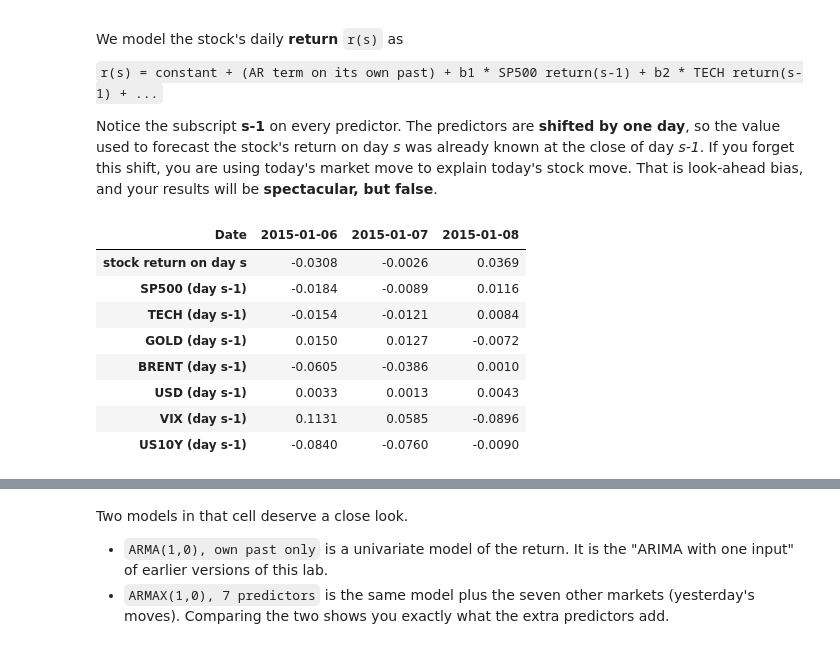
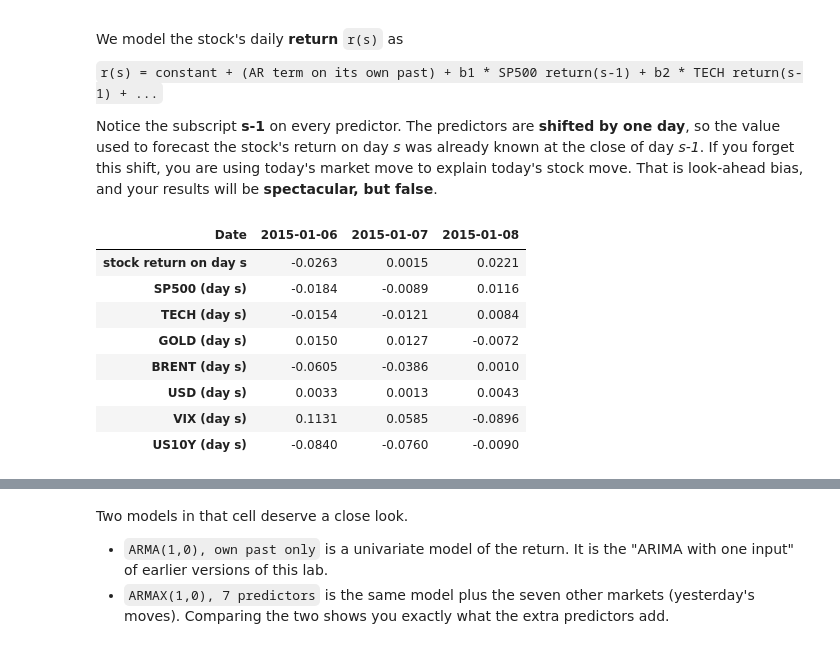
Before and after one commit to samiya15/A2-timeseries, a Jupyter notebook: 3_classical_forecasting_baselines.ipynb, the cells around one changed output, grey strips where cells are left out. Cells and saved outputs as stored; diff of their text form; code cells hidden in the pictures.

```diff
--- a/3_classical_forecasting_baselines.ipynb
+++ b/3_classical_forecasting_baselines.ipynb
@@ -291,0 +300,3 @@ predictions[f"ARIMA({best_p},1,{best_q})"] = arima
+# %%
+for name, values in predictions.items():
+    print(name, len(values))
@@ -302,22 +318,22 @@ Notice the subscript **s-1** on every predictor. The predictors are **shifted by
 # %%
 # Daily changes of each predictor market (log returns for prices, difference for the interest rate)
 predictor_changes = pd.DataFrame(index=frame.index)
 for name in ["SP500", "TECH", "GOLD", "BRENT", "USD", "VIX"]:
     predictor_changes[name] = np.log(frame[name]).diff()
 predictor_changes["US10Y"] = frame["US10Y"].diff()
 
 # THE SHIFT: the predictors used for day s are the ones from day s-1
 exog_all = predictor_changes.shift(1)
 stock_return = log_close.diff()
 
-display(pd.concat([stock_return.rename("stock return on day s"), exog_all.add_suffix(" (day s-1)")], axis=1).dropna().head(3).round(4).T)
+display(pd.concat([stock_return.rename("stock return on day s"), exog_all.add_suffix(" (day s)")], axis=1).dropna().head(3).round(4).T)
 # %% [output]
 | Date | 2015-01-06 | 2015-01-07 | 2015-01-08 |
-| stock return on day s | -0.0308 | -0.0026 | 0.0369 |
-| SP500 (day s-1) | -0.0184 | -0.0089 | 0.0116 |
-| TECH (day s-1) | -0.0154 | -0.0121 | 0.0084 |
-| GOLD (day s-1) | 0.0150 | 0.0127 | -0.0072 |
-| BRENT (day s-1) | -0.0605 | -0.0386 | 0.0010 |
-| USD (day s-1) | 0.0033 | 0.0013 | 0.0043 |
-| VIX (day s-1) | 0.1131 | 0.0585 | -0.0896 |
-| US10Y (day s-1) | -0.0840 | -0.0760 | -0.0090 |
+| stock return on day s | -0.0263 | 0.0015 | 0.0221 |
+| SP500 (day s) | -0.0184 | -0.0089 | 0.0116 |
+| TECH (day s) | -0.0154 | -0.0121 | 0.0084 |
+| GOLD (day s) | 0.0150 | 0.0127 | -0.0072 |
+| BRENT (day s) | -0.0605 | -0.0386 | 0.0010 |
+| USD (day s) | 0.0033 | 0.0013 | 0.0043 |
+| VIX (day s) | 0.1131 | 0.0585 | -0.0896 |
+| US10Y (day s) | -0.0840 | -0.0760 | -0.0090 |
```
Also changed, not shown: parts of 27 cells of this notebook.
